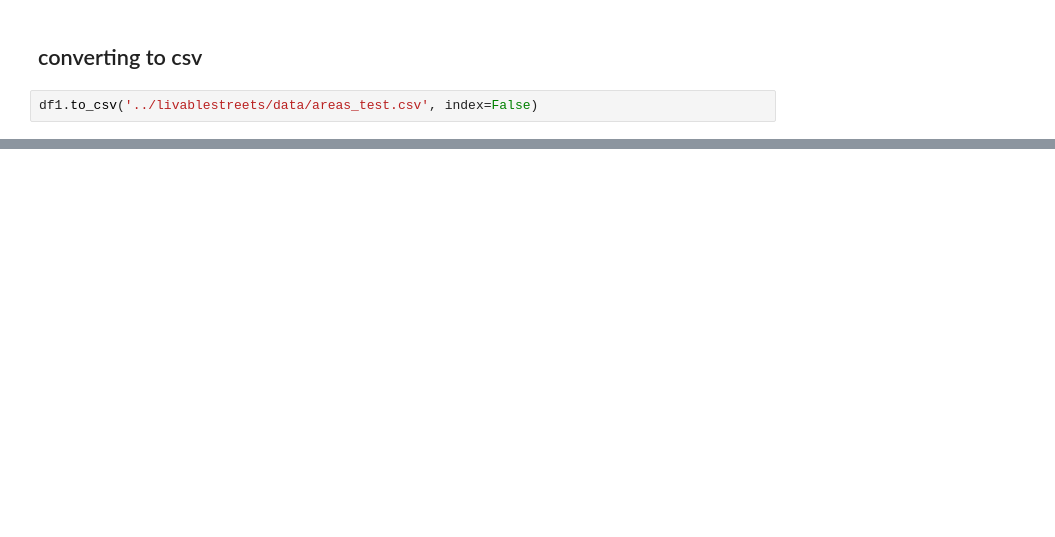
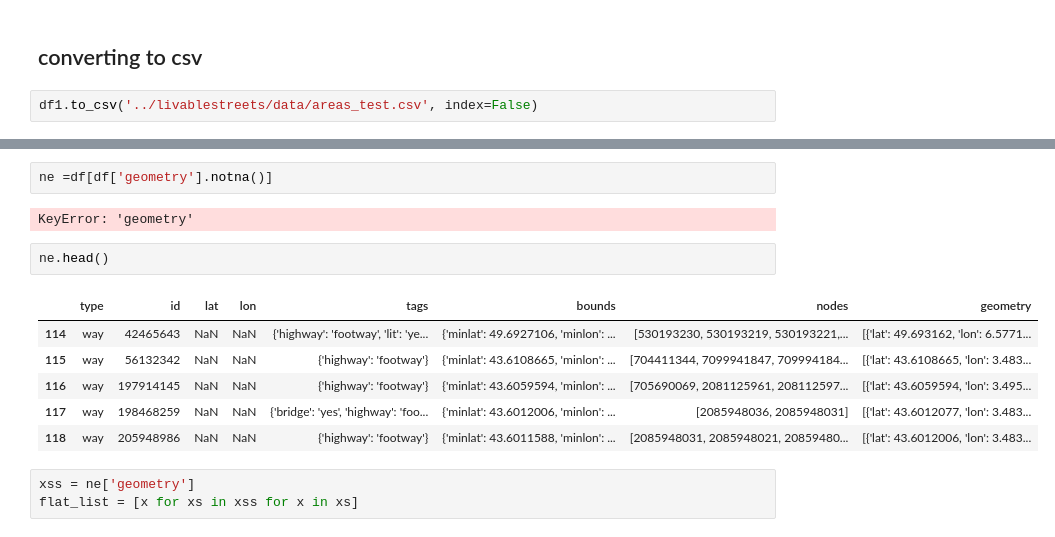
Before and after one commit to chvieira2/livablestreets, a Jupyter notebook: notebooks/Laia_overpassAPI.ipynb, the cells around one changed output, grey strips where cells are left out. Saved outputs shown, nothing was run; the diff lists cells and outputs as text; blank space fills up the shorter version.

```diff
--- a/notebooks/Laia_overpassAPI.ipynb
+++ b/notebooks/Laia_overpassAPI.ipynb
@@ -608,0 +487,16 @@ df1.to_csv('../livablestreets/data/areas_test.csv', index=False)
+# %%
+ne =df[df['geometry'].notna()]
+# %% [output]
+KeyError: 'geometry'
+# %%
+ne.head()
+# %% [output]
+|  | type | id | lat | lon | tags | bounds | nodes | geometry |
+| 114 | way | 42465643 | NaN | NaN | {'highway': 'footway', 'lit': 'ye... | {'minlat': 49.6927106, 'minlon': ... | [530193230, 530193219, 530193221,... | [{'lat': 49.693162, 'lon': 6.5771... |
+| 115 | way | 56132342 | NaN | NaN | {'highway': 'footway'} | {'minlat': 43.6108665, 'minlon': ... | [704411344, 7099941847, 709994184... | [{'lat': 43.6108665, 'lon': 3.483... |
+| 116 | way | 197914145 | NaN | NaN | {'highway': 'footway'} | {'minlat': 43.6059594, 'minlon': ... | [705690069, 2081125961, 208112597... | [{'lat': 43.6059594, 'lon': 3.495... |
+| 117 | way | 198468259 | NaN | NaN | {'bridge': 'yes', 'highway': 'foo... | {'minlat': 43.6012006, 'minlon': ... | [2085948036, 2085948031] | [{'lat': 43.6012077, 'lon': 3.483... |
+| 118 | way | 205948986 | NaN | NaN | {'highway': 'footway'} | {'minlat': 43.6011588, 'minlon': ... | [2085948031, 2085948021, 20859480... | [{'lat': 43.6012006, 'lon': 3.483... |
+# %%
+xss = ne['geometry']
+flat_list = [x for xs in xss for x in xs]
```
Also changed, not shown: parts of 32 cells of this notebook, 11 other files.
